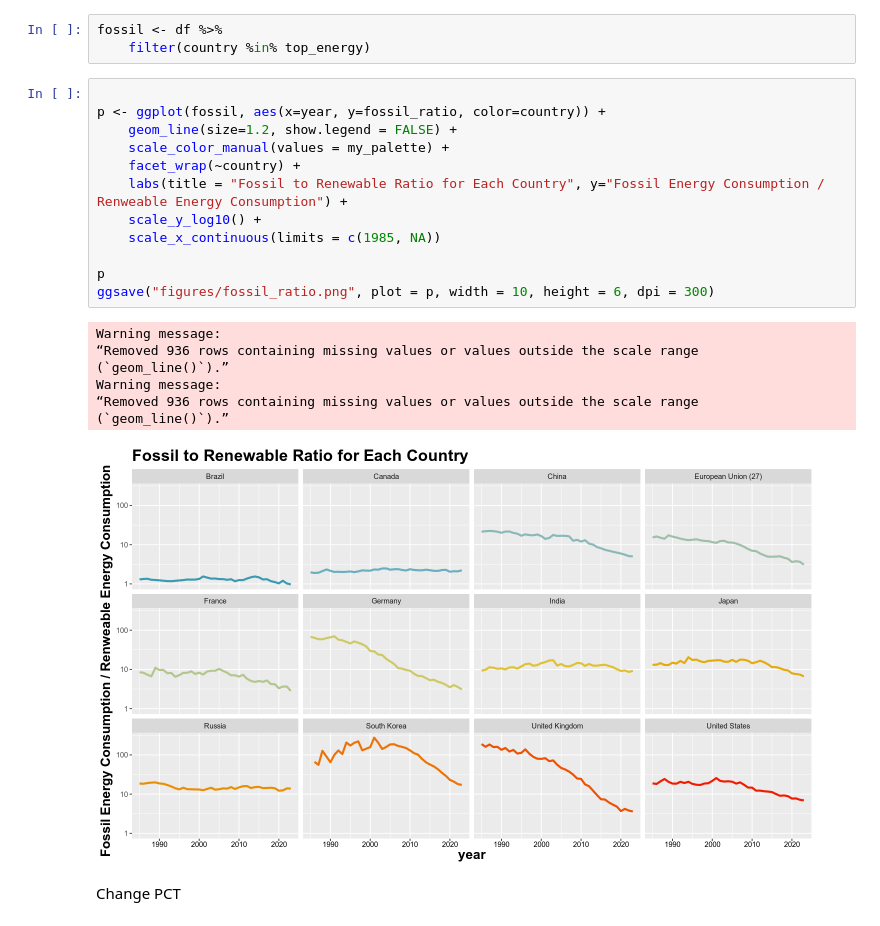
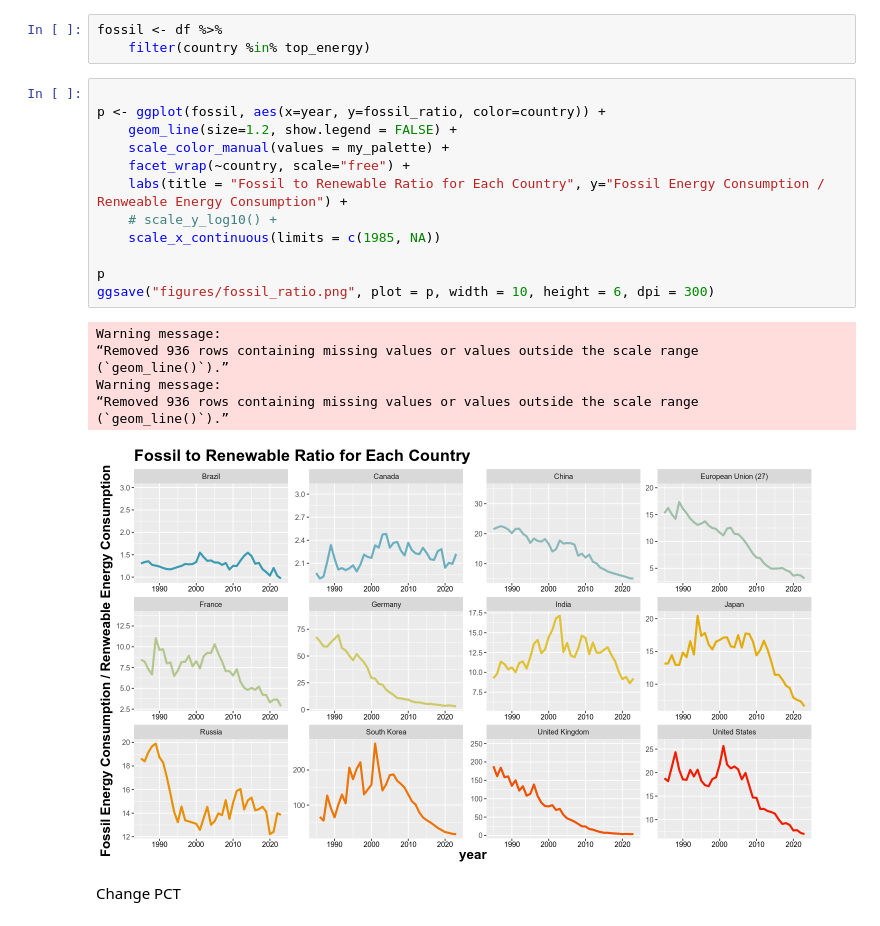
Before and after one commit to jackyeung99/class_exploratory-data-analysis, a Jupyter notebook: projects/final_project/final_project.ipynb, the cells around one changed output. Drawn from its saved outputs; the diff is of its cells as text.

```diff
--- a/projects/final_project/final_project.ipynb
+++ b/projects/final_project/final_project.ipynb
@@ -703,23 +721,23 @@ fossil <- df %>%
 # %%
 
 p <- ggplot(fossil, aes(x=year, y=fossil_ratio, color=country)) +
     geom_line(size=1.2, show.legend = FALSE) +
     scale_color_manual(values = my_palette) +
-    facet_wrap(~country) +
+    facet_wrap(~country, scale="free") +
     labs(title = "Fossil to Renewable Ratio for Each Country", y="Fossil Energy Consumption / Renweable Energy Consumption") +
-    scale_y_log10() +
+    # scale_y_log10() +
     scale_x_continuous(limits = c(1985, NA))
 
 p
 ggsave("figures/fossil_ratio.png", plot = p, width = 10, height = 6, dpi = 300)
 # %% [output]
 Warning message:
 “Removed 936 rows containing missing values or values outside the scale range
 (`geom_line()`).”
 Warning message:
 “Removed 936 rows containing missing values or values outside the scale range
 (`geom_line()`).”
-[figure, old version]
+[figure, new version]
 # %% [markdown]
 Change PCT
 # %%
```
Also changed, not shown: parts of 9 cells of this notebook, 13 other files.
